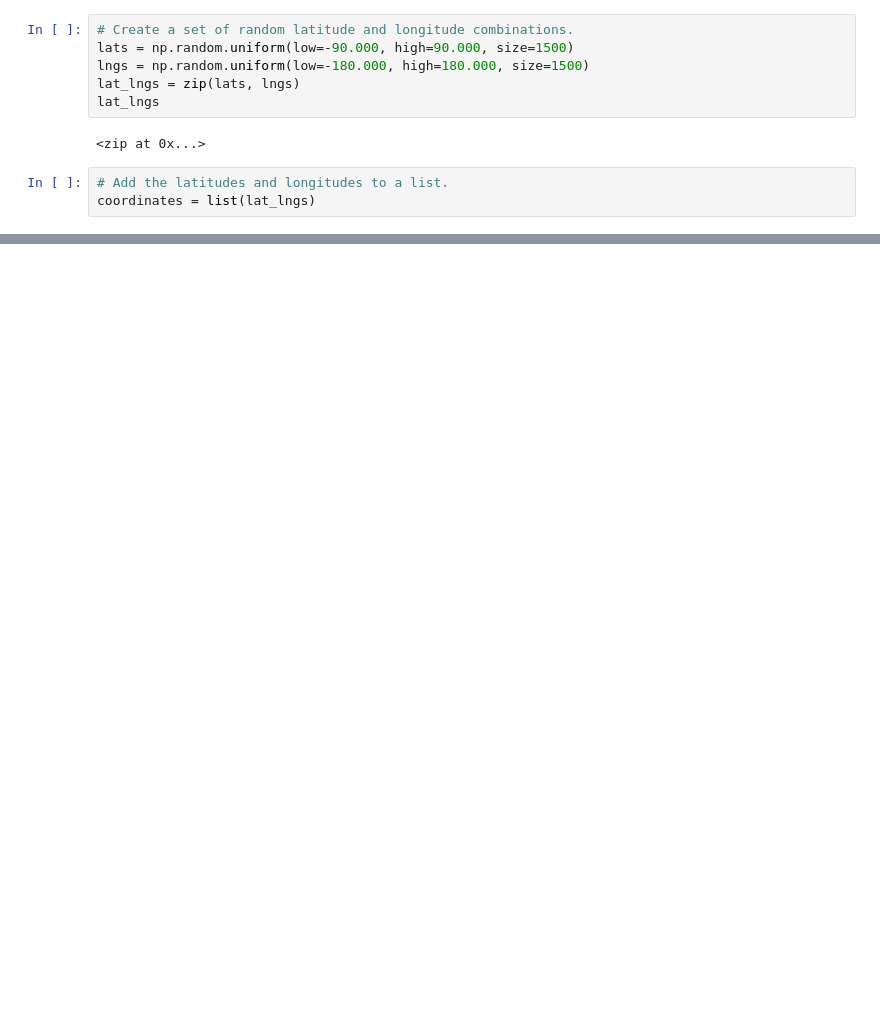
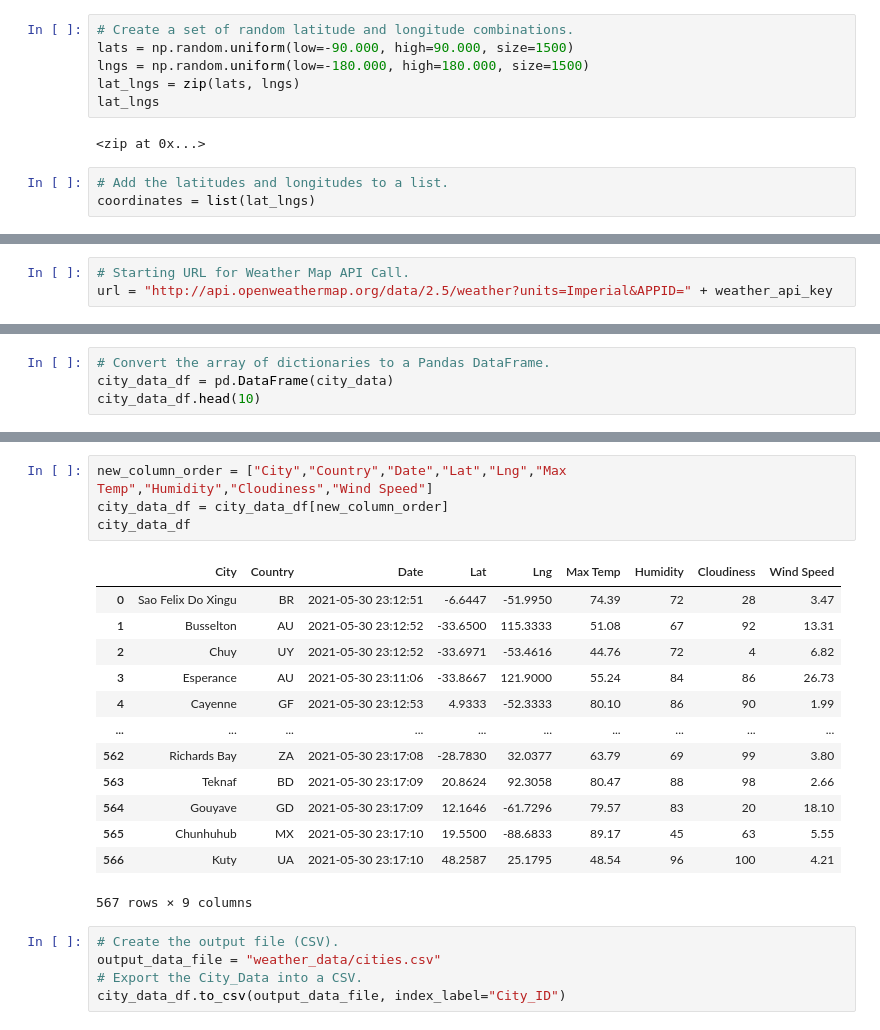
Before and after one commit to dhivyapadmanaban/World_Weather_Analysis, a Jupyter notebook: WeatherPy.ipynb, the cells around one changed output, grey strips where cells are left out. Cells and saved outputs as stored; diff of their text form; blank space fills up the shorter version.

Commit message:
WeatherPy changes

```diff
--- a/WeatherPy.ipynb
+++ b/WeatherPy.ipynb
@@ -33,0 +45,3 @@ len(cities)
+# %%
+# Starting URL for Weather Map API Call.
+url = "http://api.openweathermap.org/data/2.5/weather?units=Imperial&APPID=" + weather_api_key
@@ -33,0 +126,4 @@ len(cities)
+# %%
+# Convert the array of dictionaries to a Pandas DataFrame.
+city_data_df = pd.DataFrame(city_data)
+city_data_df.head(10)
@@ -33,0 +142,23 @@ len(cities)
+# %%
+new_column_order = ["City","Country","Date","Lat","Lng","Max Temp","Humidity","Cloudiness","Wind Speed"]
+city_data_df = city_data_df[new_column_order]
+city_data_df
+# %% [output]
+|  | City | Country | Date | Lat | Lng | Max Temp | Humidity | Cloudiness | Wind Speed |
+| 0 | Sao Felix Do Xingu | BR | 2021-05-30 23:12:51 | -6.6447 | -51.9950 | 74.39 | 72 | 28 | 3.47 |
+| 1 | Busselton | AU | 2021-05-30 23:12:52 | -33.6500 | 115.3333 | 51.08 | 67 | 92 | 13.31 |
+| 2 | Chuy | UY | 2021-05-30 23:12:52 | -33.6971 | -53.4616 | 44.76 | 72 | 4 | 6.82 |
+| 3 | Esperance | AU | 2021-05-30 23:11:06 | -33.8667 | 121.9000 | 55.24 | 84 | 86 | 26.73 |
+| 4 | Cayenne | GF | 2021-05-30 23:12:53 | 4.9333 | -52.3333 | 80.10 | 86 | 90 | 1.99 |
+| ... | ... | ... | ... | ... | ... | ... | ... | ... | ... |
+| 562 | Richards Bay | ZA | 2021-05-30 23:17:08 | -28.7830 | 32.0377 | 63.79 | 69 | 99 | 3.80 |
+| 563 | Teknaf | BD | 2021-05-30 23:17:09 | 20.8624 | 92.3058 | 80.47 | 88 | 98 | 2.66 |
+| 564 | Gouyave | GD | 2021-05-30 23:17:09 | 12.1646 | -61.7296 | 79.57 | 83 | 20 | 18.10 |
+| 565 | Chunhuhub | MX | 2021-05-30 23:17:10 | 19.5500 | -88.6833 | 89.17 | 45 | 63 | 5.55 |
+| 566 | Kuty | UA | 2021-05-30 23:17:10 | 48.2587 | 25.1795 | 48.54 | 96 | 100 | 4.21 |
+567 rows × 9 columns
+# %%
+# Create the output file (CSV).
+output_data_file = "weather_data/cities.csv"
+# Export the City_Data into a CSV.
+city_data_df.to_csv(output_data_file, index_label="City_ID")
```
Also changed, not shown: parts of 5 cells of this notebook, 3 other files.
